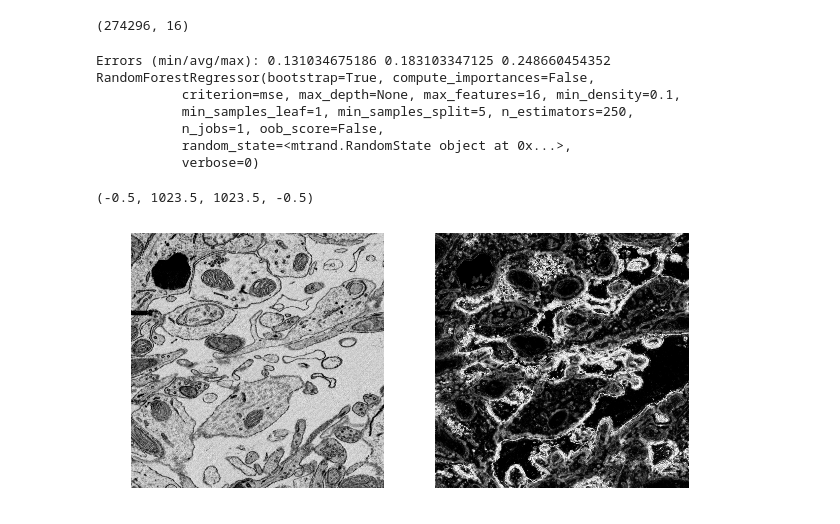
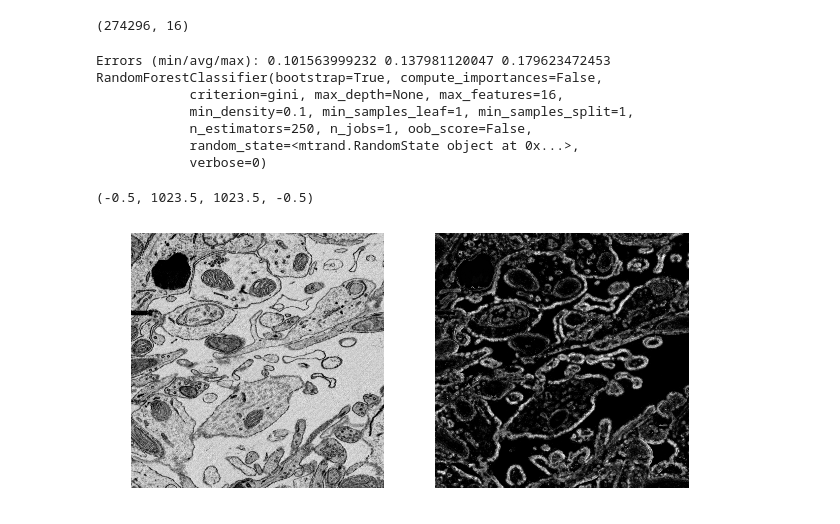
Before and after one commit to Rhoana/Classifier-Optimization, a Jupyter notebook: Classifier Training.ipynb, the cells around one changed output. Drawn from its saved outputs; the diff is of its cells as text; code cells hidden in the pictures.

```diff
--- a/Classifier Training.ipynb
+++ b/Classifier Training.ipynb
@@ -91,7 +92,7 @@ print data_matrices[0].shape
 # %%
 def train_forest(n_trees, max_examples, data, labels):
     assert data.shape[1] == 16
-    forest = sklearn.ensemble.RandomForestRegressor(n_estimators=n_trees, max_features=data.shape[1], min_samples_split=5)
+    forest = sklearn.ensemble.RandomForestClassifier(n_estimators=n_trees, max_features=data.shape[1])
     subsample_mask = np.random.uniform(size=labels.shape) < (float(max_examples) / labels.shape[0])
     subtrain = data[subsample_mask.ravel(), :]
     sublabel = labels[subsample_mask]
@@ -113,14 +114,14 @@ cross_validate(data_matrices, label_matrices)
 
 training_data = np.vstack([data_matrices[idx] for idx in range(len(data_matrices))])
 training_labels = np.hstack([label_matrices[idx] for idx in range(len(data_matrices))]).reshape((-1, 1))
-forest = train_forest(250, 100000, training_data, training_labels)
+forest = train_forest(250, 100000, training_data, training_labels == 2)
 print forest
 # %% [output]
-Errors (min/avg/max): 0.131034675186 0.183103347125 0.248660454352
-RandomForestRegressor(bootstrap=True, compute_importances=False,
-           criterion=mse, max_depth=None, max_features=16, min_density=0.1,
-           min_samples_leaf=1, min_samples_split=5, n_estimators=250,
-           n_jobs=1, oob_score=False,
-           random_state=<mtrand.RandomState object at 0x...>,
-           verbose=0)
+Errors (min/avg/max): 0.101563999232 0.137981120047 0.179623472453
+RandomForestClassifier(bootstrap=True, compute_importances=False,
+            criterion=gini, max_depth=None, max_features=16,
+            min_density=0.1, min_samples_leaf=1, min_samples_split=1,
+            n_estimators=250, n_jobs=1, oob_score=False,
+            random_state=<mtrand.RandomState object at 0x...>,
+            verbose=0)
 # %%
@@ -131,15 +131,15 @@ with open('random_forest.pickle', 'wb') as fid:
 # %%
 # label an image
 features = h5py.File('04.hdf5', 'r')
 data_matrix = np.dstack([features[f][...].ravel() for f in sorted(features.keys())]).reshape(-1, 16)
 im = imread.imread('04.tif')
-result = forest.predict(data_matrix).reshape(im.shape)
+result = forest.predict_proba(data_matrix)[:, 1].reshape(im.shape)
 plt.subplot(1, 2, 1)
 plt.imshow(im, cmap=plt.cm.gray)
 plt.axis('off')
 plt.subplot(1, 2, 2)
-plt.imshow(-np.abs(result - 2), cmap=plt.cm.gray)
+plt.imshow(result, cmap=plt.cm.gray)
 plt.axis('off')
 # %% [output]
 (-0.5, 1023.5, 1023.5, -0.5)
-[figure, old version]
+[figure, new version]
```
Also changed, not shown: parts of 2 cells of this notebook, 3 other files.
